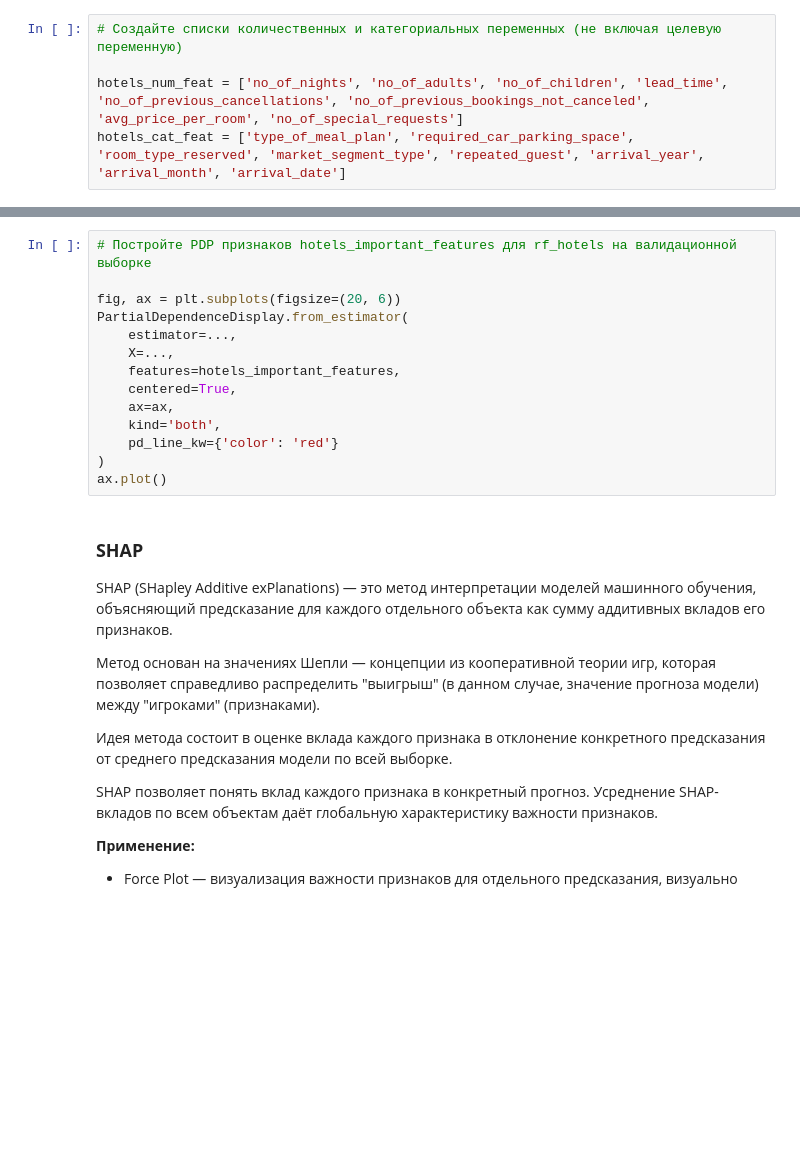
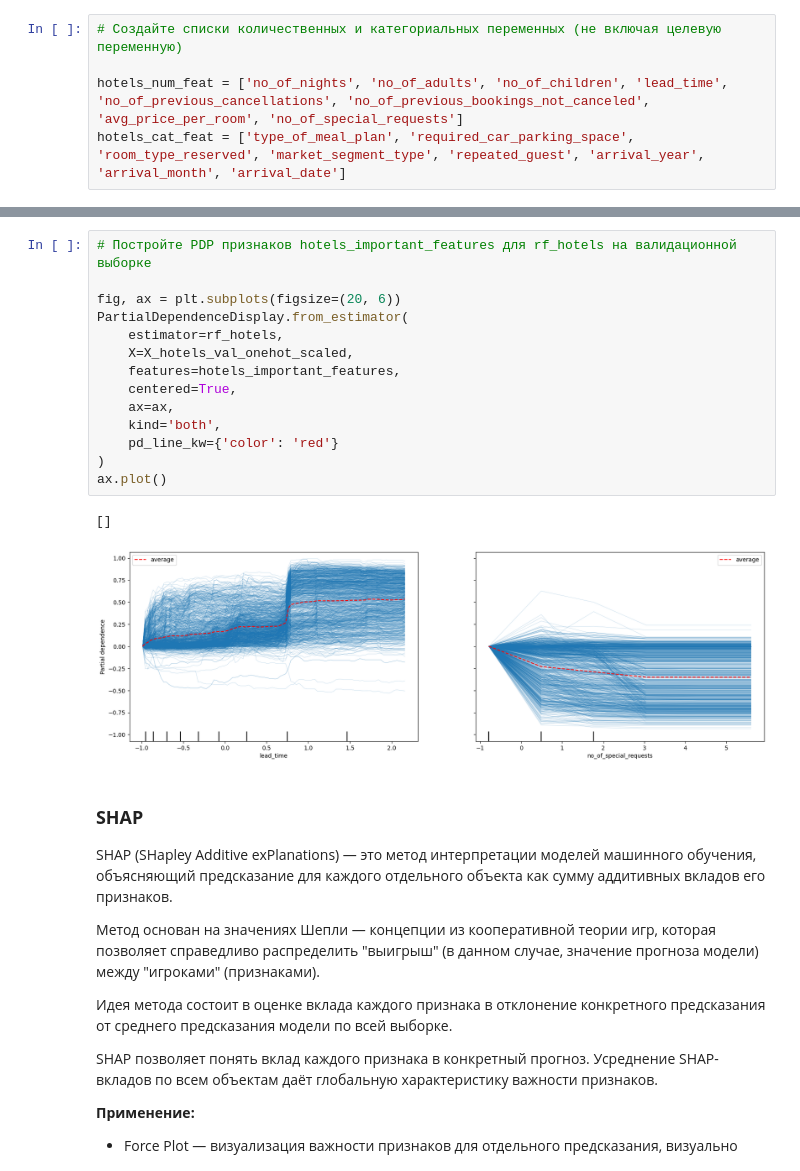
Before and after one commit to ml2me/study, a Jupyter notebook: classic_ML/7/07.Задание.ipynb, the cells around one changed output, grey strips where cells are left out. Cells and saved outputs as stored; diff of their text form; blank space fills up the shorter version.

```diff
--- a/classic_ML/7/07.Задание.ipynb
+++ b/classic_ML/7/07.Задание.ipynb
@@ -669,17 +802,20 @@ ax.plot()
 # %%
 # Постройте PDP признаков hotels_important_features для rf_hotels на валидационной выборке
 
 fig, ax = plt.subplots(figsize=(20, 6))
 PartialDependenceDisplay.from_estimator(
-    estimator=...,
-    X=...,
+    estimator=rf_hotels,
+    X=X_hotels_val_onehot_scaled,
     features=hotels_important_features,
     centered=True,
     ax=ax,
     kind='both',
     pd_line_kw={'color': 'red'}
 )
 ax.plot()
+# %% [output]
+[]
+[figure, added]
 # %% [markdown]
 ### **SHAP**
 
```
Also changed, not shown: parts of 21 cells of this notebook.
